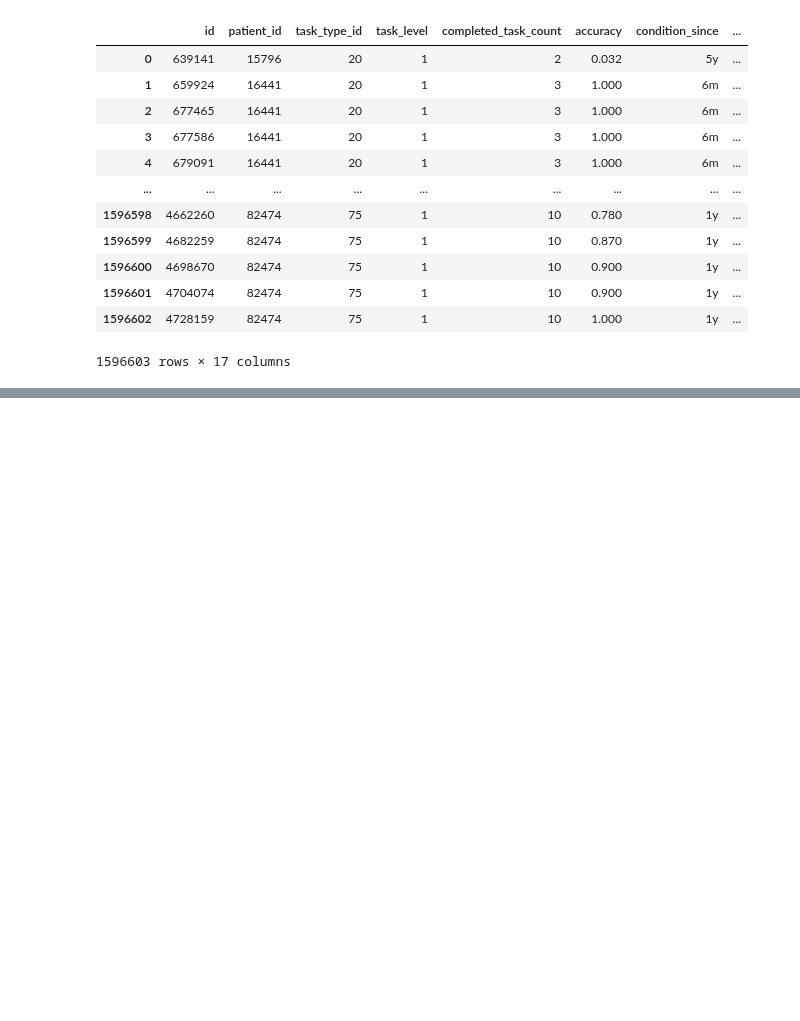
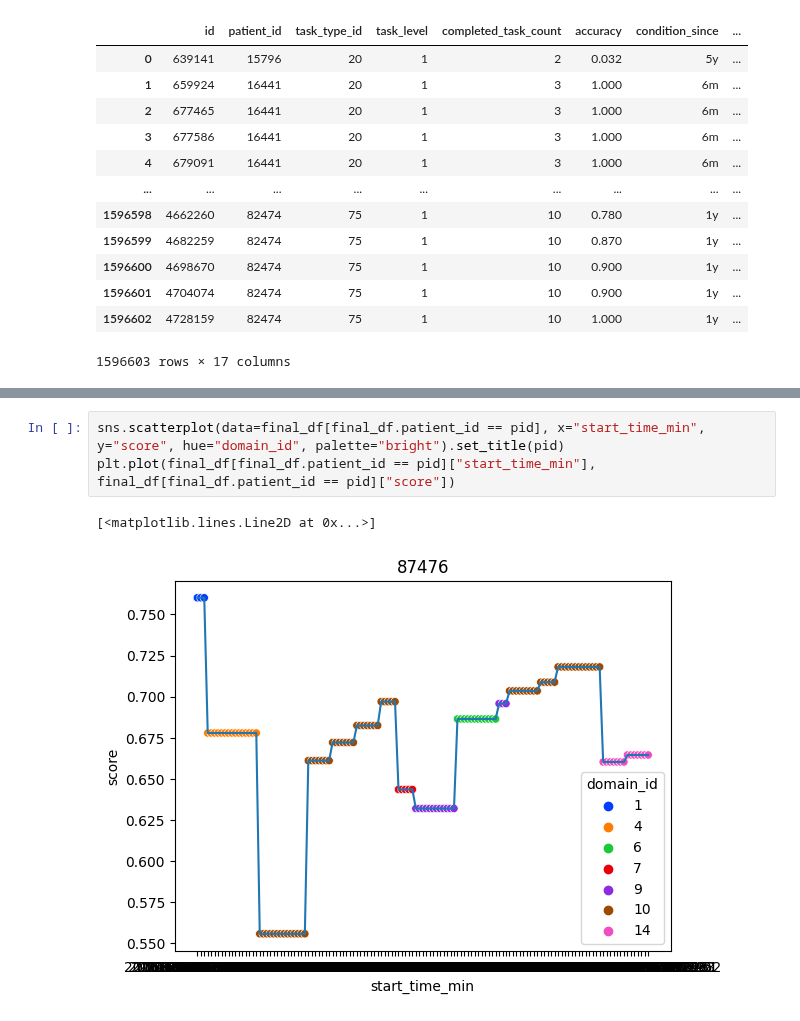
Before and after one commit to twchen88/ct_research, a Jupyter notebook: filter.ipynb, the cells around one changed output, grey strips where cells are left out. Cells and saved outputs as stored; diff of their text form; blank space fills up the shorter version.

```diff
--- a/filter.ipynb
+++ b/filter.ipynb
@@ -553,0 +562,6 @@ final_df[final_df.patient_id == 15796]
+# %%
+sns.scatterplot(data=final_df[final_df.patient_id == pid], x="start_time_min", y="score", hue="domain_id", palette="bright").set_title(pid)
+plt.plot(final_df[final_df.patient_id == pid]["start_time_min"], final_df[final_df.patient_id == pid]["score"])
+# %% [output]
+[<matplotlib.lines.Line2D at 0x...>]
+[figure, added]
```
Also changed, not shown: parts of 30 cells of this notebook.
